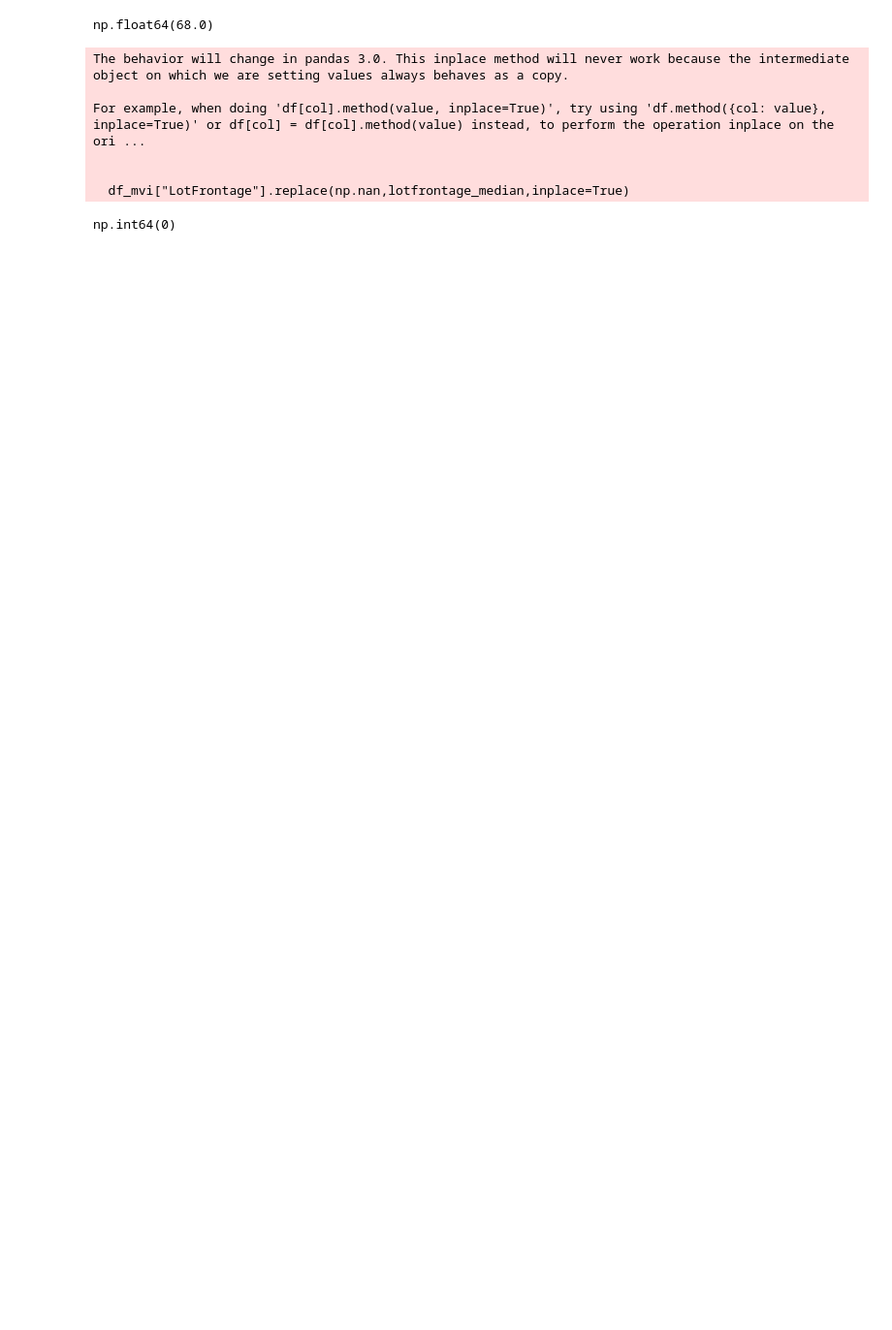
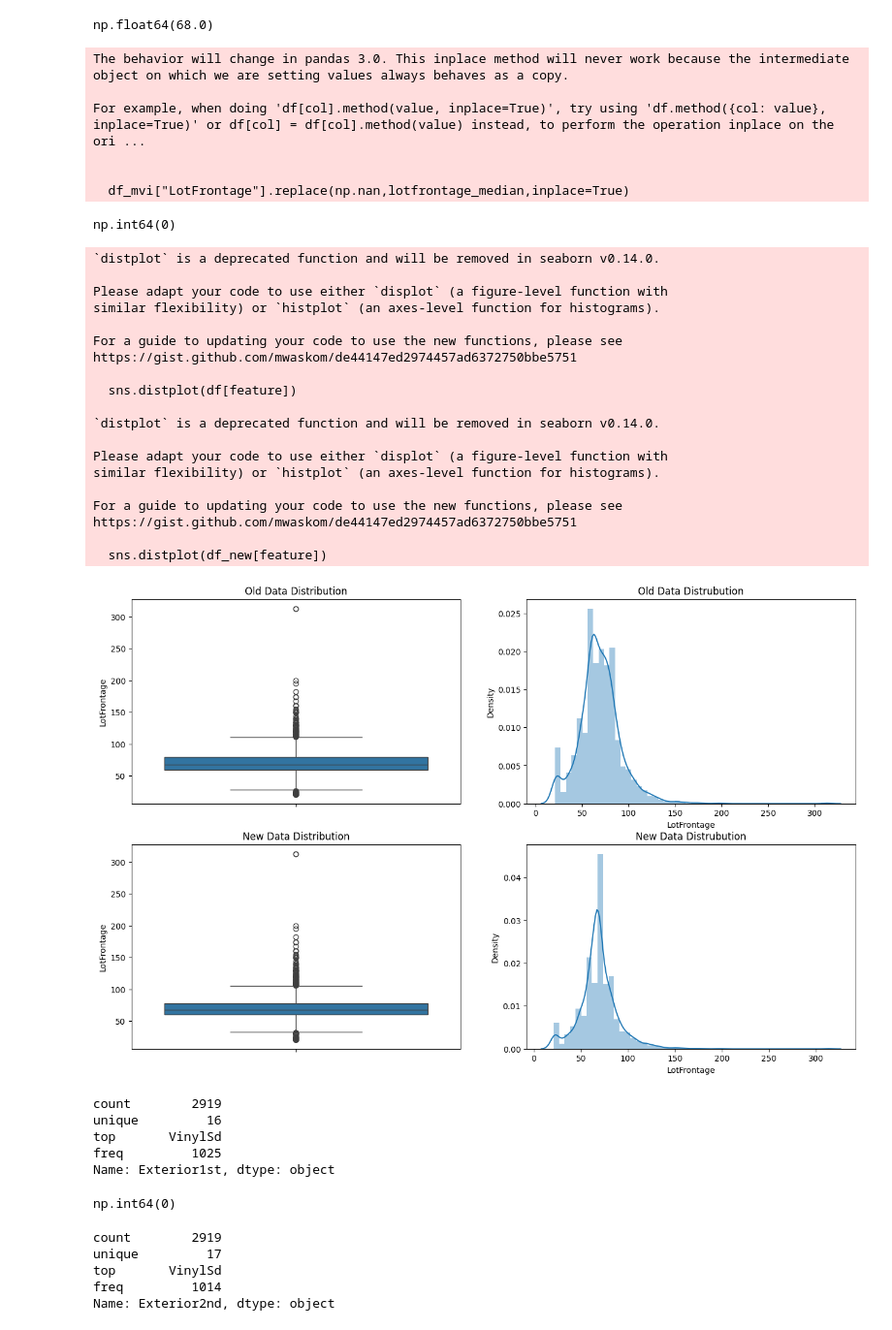
Before and after one commit to rathorebharat937/House_Price_Prediction_Regression_Project, a Jupyter notebook: house_price_prediction_01.ipynb, the cells around one changed output. Shown at 97% size. Drawn from its saved outputs; the diff is of its cells as text; code cells hidden in the pictures; blank space fills up the shorter version.

```diff
--- a/house_price_prediction_01.ipynb
+++ b/house_price_prediction_01.ipynb
@@ -619,3 +617,43 @@ For example, when doing 'df[col].method(value, inplace=True)', try using 'df.met
 
   df_mvi["LotFrontage"].replace(np.nan,lotfrontage_median,inplace=True)
 np.int64(0)
+# %%
+# make  graph  for looking clear difference
+def oldNewBoxHistPlot(df,df_new,feature,figsize=(16,10)):
+    plt.figure(figsize=figsize)
+    plt.subplot(221)
+    sns.boxplot(df[feature])
+    plt.title("Old Data Distribution")
+    plt.subplot(222)
+    sns.distplot(df[feature])
+    plt.title("Old Data Distrubution")
+
+    plt.subplot(223)
+    sns.boxplot(df_new[feature])
+    plt.title("New Data Distribution")
+    plt.subplot(224)
+    sns.distplot(df_new[feature])
+    plt.title("New Data Distrubution")
+# %%
+oldNewBoxHistPlot(df,df_mvi,"LotFrontage")
+# %% [output]
+`distplot` is a deprecated function and will be removed in seaborn v0.14.0.
+
+Please adapt your code to use either `displot` (a figure-level function with
+similar flexibility) or `histplot` (an axes-level function for histograms).
+
+For a guide to updating your code to use the new functions, please see
+https://gist.github.com/mwaskom/de44147ed2974457ad6372750bbe5751
+
+  sns.distplot(df[feature])
+
+`distplot` is a deprecated function and will be removed in seaborn v0.14.0.
+
+Please adapt your code to use either `displot` (a figure-level function with
+similar flexibility) or `histplot` (an axes-level function for histograms).
+
+For a guide to updating your code to use the new functions, please see
+https://gist.github.com/mwaskom/de44147ed2974457ad6372750bbe5751
+
+  sns.distplot(df_new[feature])
+[figure, added]
@@ -621,0 +663,15 @@ np.int64(0)
+# %%
+df_mvi["Exterior1st"].describe()
+#df_mvi["Exterior1st"].value_counts()
+# %% [output]
+count        2919
+unique         16
+top       VinylSd
+freq         1025
+Name: Exterior1st, dtype: object
+# %%
+exterior1st_mode=df_mvi["Exterior1st"].mode()[0]
+df_mvi["Exterior1st"].replace(np.nan,exterior1st_mode,inplace=True)
+df_mvi["Exterior1st"].isnull().sum()
+# %% [output]
+np.int64(0)
@@ -621,0 +681,9 @@ np.int64(0)
+# %%
+df_mvi["Exterior2nd"].describe()
+#df_mvi["Exterior2nd"].value_counts()
+# %% [output]
+count        2919
+unique         17
+top       VinylSd
+freq         1014
+Name: Exterior2nd, dtype: object
```
Also changed, not shown: parts of 18 cells of this notebook.
